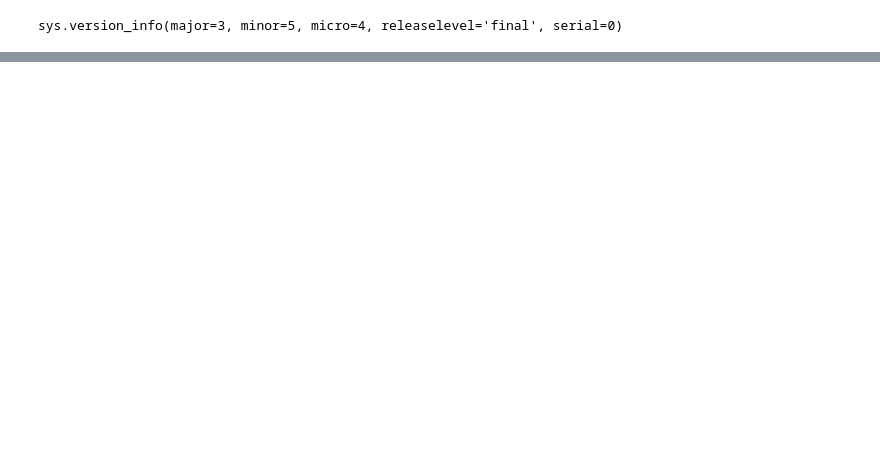
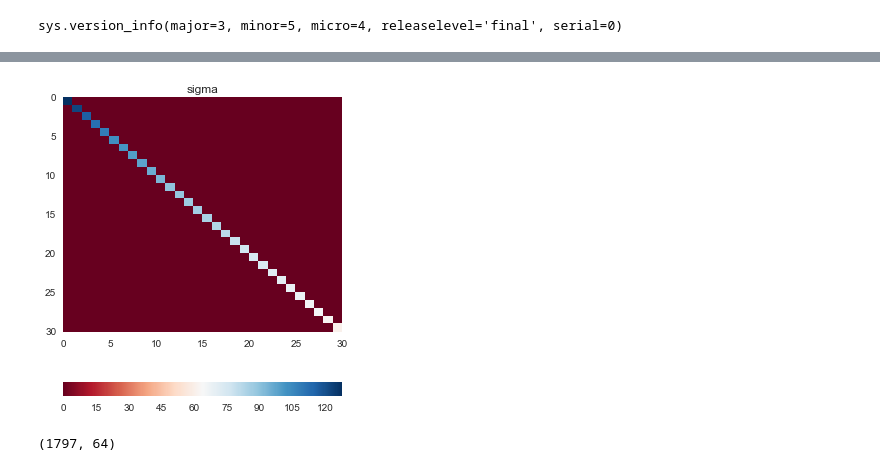
Before and after one commit to tp-nscan/SharedIpynb, a Jupyter notebook: Sandbox.ipynb, the cells around one changed output, grey strips where cells are left out. Cells and saved outputs as stored; diff of their text form; code cells hidden in the pictures; blank space fills up the shorter version.

```diff
--- a/Sandbox.ipynb
+++ b/Sandbox.ipynb
@@ -47,0 +60,5 @@ plt.show()
+# %%
+U, sigma, V = np.linalg.svd(tcvG.row_vecs)
+mp.plotOneMatrix(np.diag(sigma)[:30,:30], "sigma", width=5, height=6)
+# %% [output]
+[figure, added]
@@ -47,0 +67,5 @@ plt.show()
+# %%
+digits = load_digits()
+digits.data.shape
+# %% [output]
+(1797, 64)
```
Also changed, not shown: parts of 13 cells of this notebook, 10 other files.
